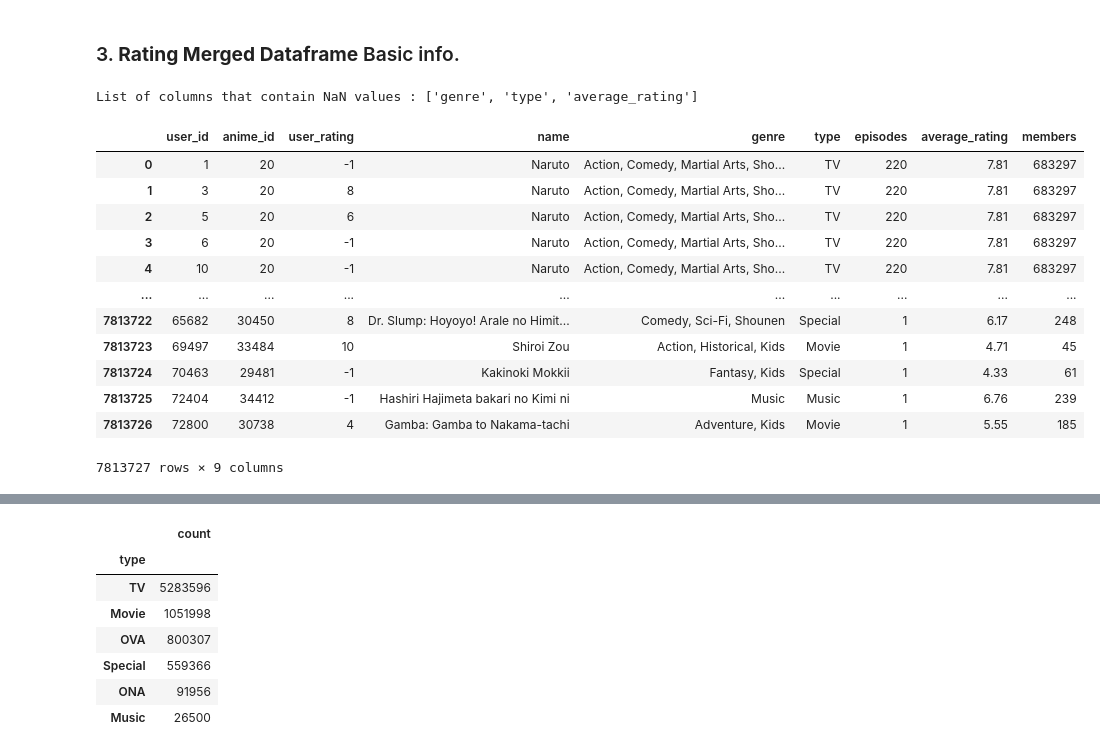
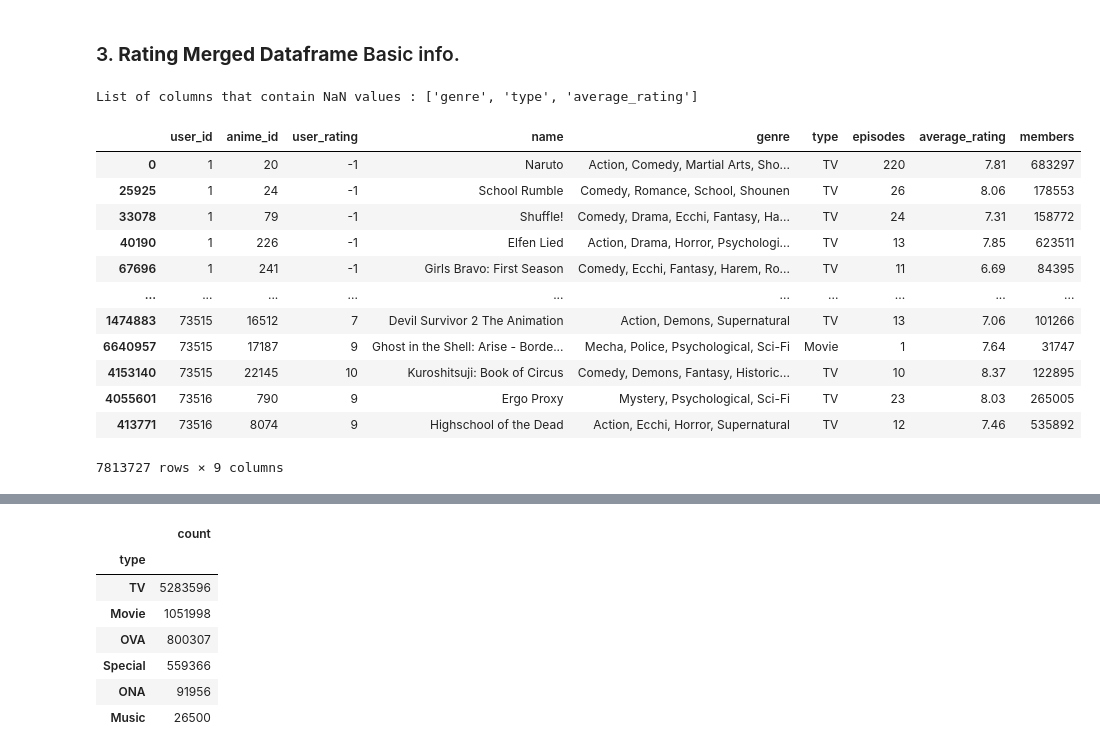
Before and after one commit to phukphoom/anime-recommander-system, a Jupyter notebook: AnimeRecommenderSystem/anime3.ipynb, the cells around one changed output, grey strips where cells are left out. Saved outputs shown, nothing was run; the diff lists cells and outputs as text; code cells hidden in the pictures.

```diff
--- a/AnimeRecommenderSystem/anime3.ipynb
+++ b/AnimeRecommenderSystem/anime3.ipynb
@@ -142,19 +144,19 @@ rating_df.describe().apply(lambda s: s.apply('{0:.1f}'.format))
 # %%
 print(f'\n{PRINT_COLOR_CODE.FAIL}List of columns that contain NaN values : {PRINT_COLOR_CODE.WARNING}{get_cols_contained_na(rating_merged_df)}{PRINT_COLOR_CODE.ENDC}')
 
-rating_merged_df
+rating_merged_df.sort_values(by=['user_id', 'anime_id'])
 # %% [output]
 List of columns that contain NaN values : ['genre', 'type', 'average_rating']
 |  | user_id | anime_id | user_rating | name | genre | type | episodes | average_rating | members |
 | 0 | 1 | 20 | -1 | Naruto | Action, Comedy, Martial Arts, Sho... | TV | 220 | 7.81 | 683297 |
-| 1 | 3 | 20 | 8 | Naruto | Action, Comedy, Martial Arts, Sho... | TV | 220 | 7.81 | 683297 |
-| 2 | 5 | 20 | 6 | Naruto | Action, Comedy, Martial Arts, Sho... | TV | 220 | 7.81 | 683297 |
-| 3 | 6 | 20 | -1 | Naruto | Action, Comedy, Martial Arts, Sho... | TV | 220 | 7.81 | 683297 |
-| 4 | 10 | 20 | -1 | Naruto | Action, Comedy, Martial Arts, Sho... | TV | 220 | 7.81 | 683297 |
+| 25925 | 1 | 24 | -1 | School Rumble | Comedy, Romance, School, Shounen | TV | 26 | 8.06 | 178553 |
+| 33078 | 1 | 79 | -1 | Shuffle! | Comedy, Drama, Ecchi, Fantasy, Ha... | TV | 24 | 7.31 | 158772 |
+| 40190 | 1 | 226 | -1 | Elfen Lied | Action, Drama, Horror, Psychologi... | TV | 13 | 7.85 | 623511 |
+| 67696 | 1 | 241 | -1 | Girls Bravo: First Season | Comedy, Ecchi, Fantasy, Harem, Ro... | TV | 11 | 6.69 | 84395 |
 | ... | ... | ... | ... | ... | ... | ... | ... | ... | ... |
-| 7813722 | 65682 | 30450 | 8 | Dr. Slump: Hoyoyo! Arale no Himit... | Comedy, Sci-Fi, Shounen | Special | 1 | 6.17 | 248 |
-| 7813723 | 69497 | 33484 | 10 | Shiroi Zou | Action, Historical, Kids | Movie | 1 | 4.71 | 45 |
-| 7813724 | 70463 | 29481 | -1 | Kakinoki Mokkii | Fantasy, Kids | Special | 1 | 4.33 | 61 |
-| 7813725 | 72404 | 34412 | -1 | Hashiri Hajimeta bakari no Kimi ni | Music | Music | 1 | 6.76 | 239 |
-| 7813726 | 72800 | 30738 | 4 | Gamba: Gamba to Nakama-tachi | Adventure, Kids | Movie | 1 | 5.55 | 185 |
+| 1474883 | 73515 | 16512 | 7 | Devil Survivor 2 The Animation | Action, Demons, Supernatural | TV | 13 | 7.06 | 101266 |
+| 6640957 | 73515 | 17187 | 9 | Ghost in the Shell: Arise - Borde... | Mecha, Police, Psychological, Sci-Fi | Movie | 1 | 7.64 | 31747 |
+| 4153140 | 73515 | 22145 | 10 | Kuroshitsuji: Book of Circus | Comedy, Demons, Fantasy, Historic... | TV | 10 | 8.37 | 122895 |
+| 4055601 | 73516 | 790 | 9 | Ergo Proxy | Mystery, Psychological, Sci-Fi | TV | 23 | 8.03 | 265005 |
+| 413771 | 73516 | 8074 | 9 | Highschool of the Dead | Action, Ecchi, Horror, Supernatural | TV | 12 | 7.46 | 535892 |
 7813727 rows × 9 columns
```
Also changed, not shown: parts of 38 cells of this notebook, 3 other files.
